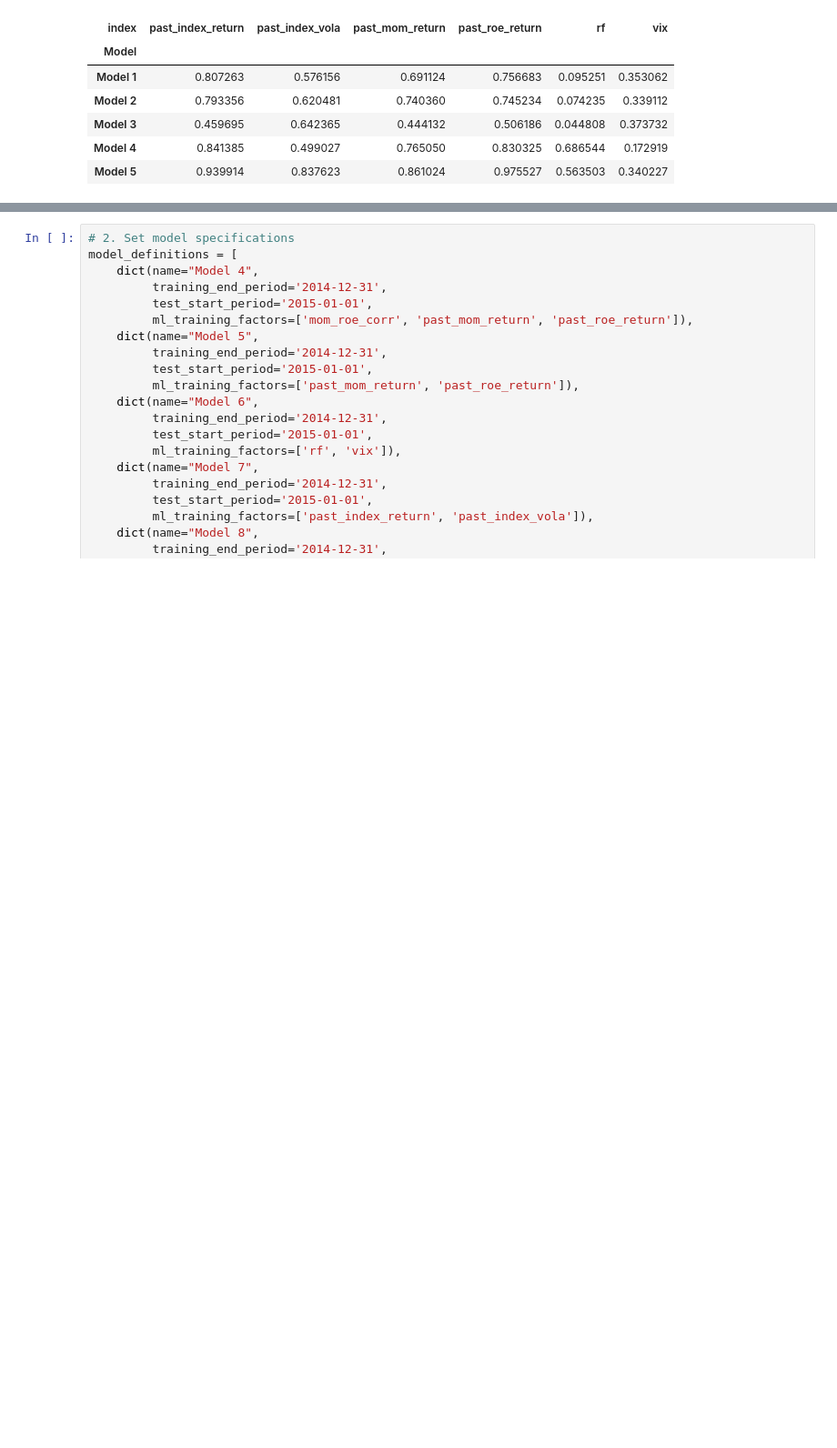
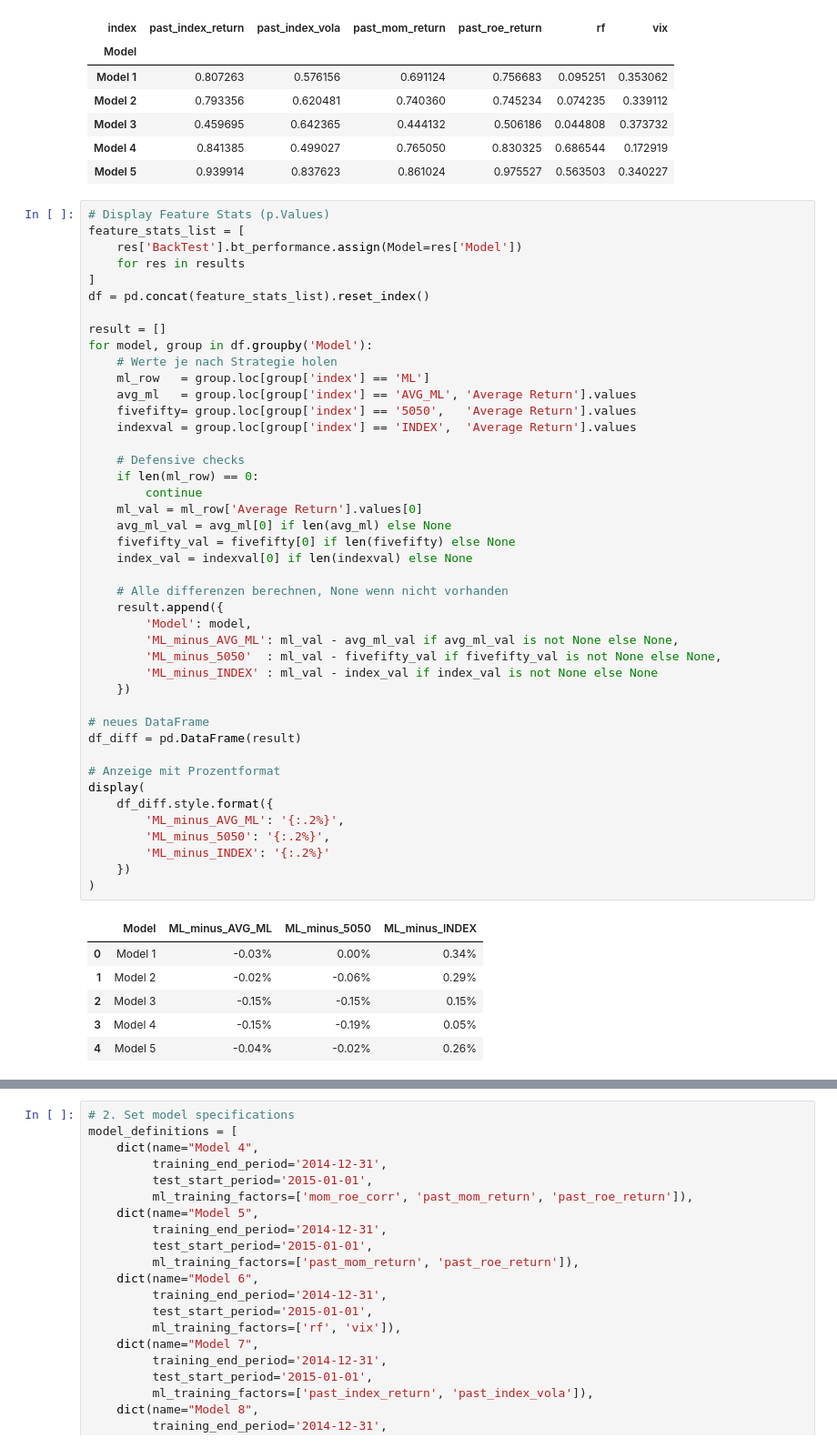
Before and after one commit to zinkjona/CPF_FINAL_PROJECT, a Jupyter notebook: ML_Multifactor.ipynb, the cells around one changed output, grey strips where cells are left out. Shown: that part at 91% size. Cells and saved outputs as stored; diff of their text form; blank space fills up the shorter version.

```diff
--- a/ML_Multifactor.ipynb
+++ b/ML_Multifactor.ipynb
@@ -293,3 +293,53 @@ display(pvalue_pivot)
 | Model 3 | 0.459695 | 0.642365 | 0.444132 | 0.506186 | 0.044808 | 0.373732 |
 | Model 4 | 0.841385 | 0.499027 | 0.765050 | 0.830325 | 0.686544 | 0.172919 |
 | Model 5 | 0.939914 | 0.837623 | 0.861024 | 0.975527 | 0.563503 | 0.340227 |
+# %%
+# Display Feature Stats (p.Values)
+feature_stats_list = [
+    res['BackTest'].bt_performance.assign(Model=res['Model'])
+    for res in results
+]
+df = pd.concat(feature_stats_list).reset_index()
+
+result = []
+for model, group in df.groupby('Model'):
+    # Werte je nach Strategie holen
+    ml_row   = group.loc[group['index'] == 'ML']
+    avg_ml   = group.loc[group['index'] == 'AVG_ML', 'Average Return'].values
+    fivefifty= group.loc[group['index'] == '5050',   'Average Return'].values
+    indexval = group.loc[group['index'] == 'INDEX',  'Average Return'].values
+
+    # Defensive checks
+    if len(ml_row) == 0:
+        continue
+    ml_val = ml_row['Average Return'].values[0]
+    avg_ml_val = avg_ml[0] if len(avg_ml) else None
+    fivefifty_val = fivefifty[0] if len(fivefifty) else None
+    index_val = indexval[0] if len(indexval) else None
+
+    # Alle differenzen berechnen, None wenn nicht vorhanden
+    result.append({
+        'Model': model,
+        'ML_minus_AVG_ML': ml_val - avg_ml_val if avg_ml_val is not None else None,
+        'ML_minus_5050'  : ml_val - fivefifty_val if fivefifty_val is not None else None,
+        'ML_minus_INDEX' : ml_val - index_val if index_val is not None else None
+    })
+
+# neues DataFrame
+df_diff = pd.DataFrame(result)
+
+# Anzeige mit Prozentformat
+display(
+    df_diff.style.format({
+        'ML_minus_AVG_ML': '{:.2%}',
+        'ML_minus_5050': '{:.2%}',
+        'ML_minus_INDEX': '{:.2%}'
+    })
+)
+# %% [output]
+|  | Model | ML_minus_AVG_ML | ML_minus_5050 | ML_minus_INDEX |
+| 0 | Model 1 | -0.03% | 0.00% | 0.34% |
+| 1 | Model 2 | -0.02% | -0.06% | 0.29% |
+| 2 | Model 3 | -0.15% | -0.15% | 0.15% |
+| 3 | Model 4 | -0.15% | -0.19% | 0.05% |
+| 4 | Model 5 | -0.04% | -0.02% | 0.26% |
```
Also changed, not shown: parts of 1 cell of this notebook, 1 other file.
